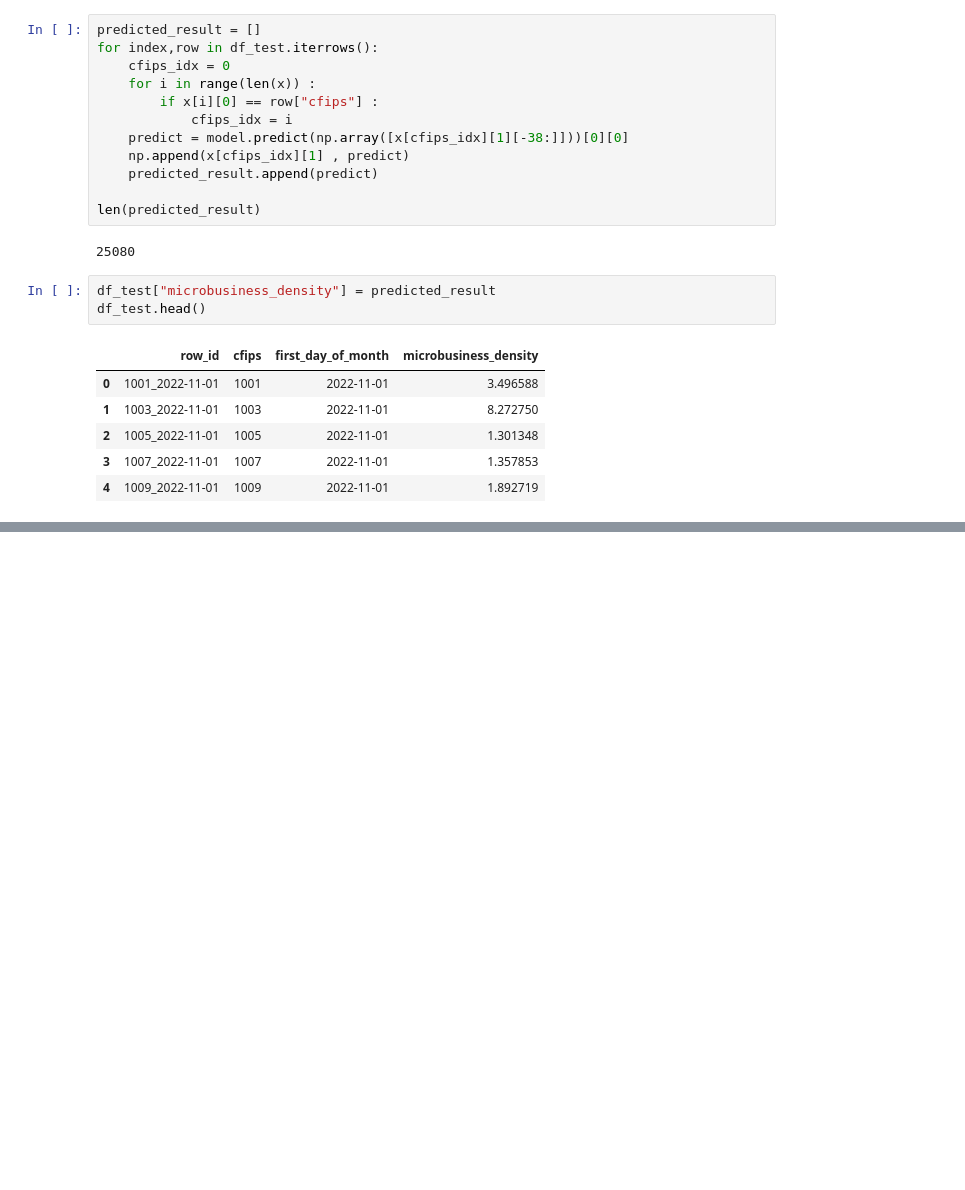
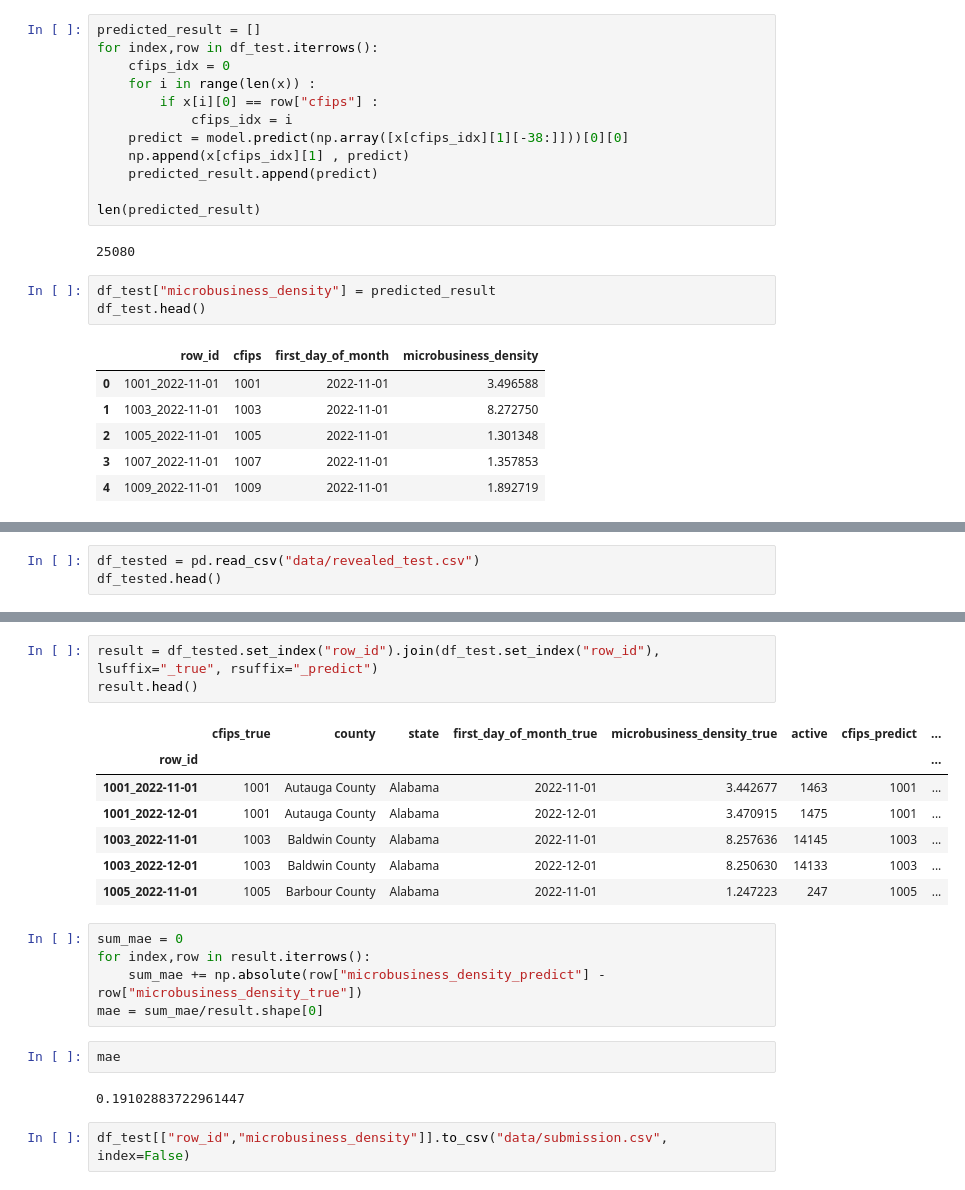
Before and after one commit to SHARANYASWANT/Micro-Business-Density-Forecasting, a Jupyter notebook: notebook.ipynb, the cells around one changed output, grey strips where cells are left out. Cells and saved outputs as stored; diff of their text form; blank space fills up the shorter version.

Commit message:
complete but very simple submission, mae=0.19

```diff
--- a/notebook.ipynb
+++ b/notebook.ipynb
@@ -203,0 +200,3 @@ array([3.4238517, 3.442677 , 3.4638555])
+# %%
+df_tested = pd.read_csv("data/revealed_test.csv")
+df_tested.head()
@@ -203,0 +210,22 @@ array([3.4238517, 3.442677 , 3.4638555])
+# %%
+result = df_tested.set_index("row_id").join(df_test.set_index("row_id"), lsuffix="_true", rsuffix="_predict")
+result.head()
+# %% [output]
+|  | cfips_true | county | state | first_day_of_month_true | microbusiness_density_true | active | cfips_predict | ... |
+| row_id |  |  |  |  |  |  |  | ... |
+| 1001_2022-11-01 | 1001 | Autauga County | Alabama | 2022-11-01 | 3.442677 | 1463 | 1001 | ... |
+| 1001_2022-12-01 | 1001 | Autauga County | Alabama | 2022-12-01 | 3.470915 | 1475 | 1001 | ... |
+| 1003_2022-11-01 | 1003 | Baldwin County | Alabama | 2022-11-01 | 8.257636 | 14145 | 1003 | ... |
+| 1003_2022-12-01 | 1003 | Baldwin County | Alabama | 2022-12-01 | 8.250630 | 14133 | 1003 | ... |
+| 1005_2022-11-01 | 1005 | Barbour County | Alabama | 2022-11-01 | 1.247223 | 247 | 1005 | ... |
+# %%
+sum_mae = 0
+for index,row in result.iterrows():
+    sum_mae += np.absolute(row["microbusiness_density_predict"] - row["microbusiness_density_true"])
+mae = sum_mae/result.shape[0]
+# %%
+mae
+# %% [output]
+0.19102883722961447
+# %%
+df_test[["row_id","microbusiness_density"]].to_csv("data/submission.csv", index=False)
```
Also changed, not shown: parts of 2 cells of this notebook, 1 other file.
